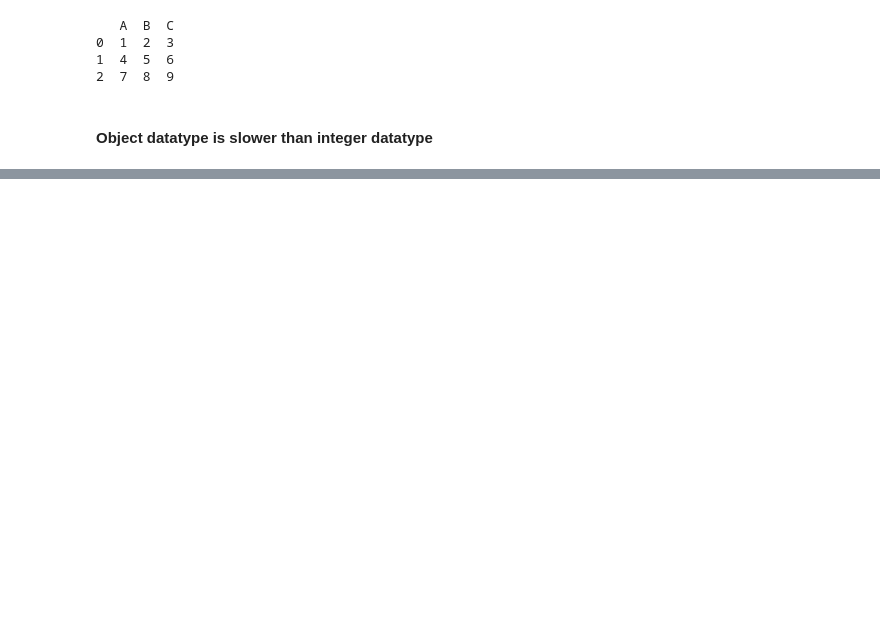
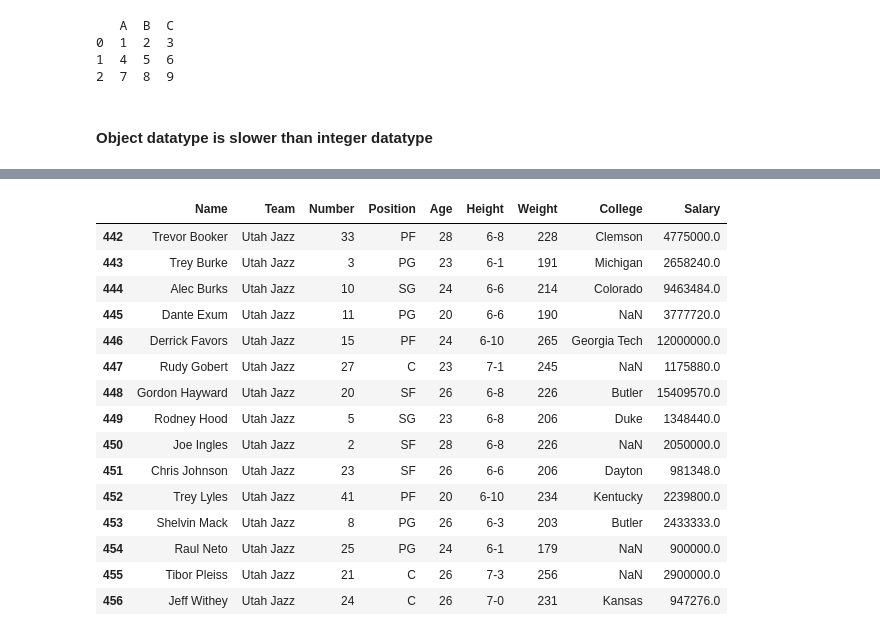
Before and after one commit to rajeshshanbhag/py-notes, a Jupyter notebook: Pandas/pandas - 1 data types.ipynb, the cells around one changed output, grey strips where cells are left out. Saved outputs shown, nothing was run; the diff lists cells and outputs as text; code cells hidden in the pictures; blank space fills up the shorter version.

```diff
--- a/Pandas/pandas - 1 data types.ipynb
+++ b/Pandas/pandas - 1 data types.ipynb
@@ -297,0 +267,2 @@ numbers = pd.Series(np.arange(1000000), dtype="int64")
+# %%
+df['Team']=df['Team'].astype('category')
@@ -297,0 +311,19 @@ numbers = pd.Series(np.arange(1000000), dtype="int64")
+# %%
+df.loc[df['Team']=='Utah Jazz']
+# %% [output]
+|  | Name | Team | Number | Position | Age | Height | Weight | College | Salary |
+| 442 | Trevor Booker | Utah Jazz | 33 | PF | 28 | 6-8 | 228 | Clemson | 4775000.0 |
+| 443 | Trey Burke | Utah Jazz | 3 | PG | 23 | 6-1 | 191 | Michigan | 2658240.0 |
+| 444 | Alec Burks | Utah Jazz | 10 | SG | 24 | 6-6 | 214 | Colorado | 9463484.0 |
+| 445 | Dante Exum | Utah Jazz | 11 | PG | 20 | 6-6 | 190 | NaN | 3777720.0 |
+| 446 | Derrick Favors | Utah Jazz | 15 | PF | 24 | 6-10 | 265 | Georgia Tech | 12000000.0 |
+| 447 | Rudy Gobert | Utah Jazz | 27 | C | 23 | 7-1 | 245 | NaN | 1175880.0 |
+| 448 | Gordon Hayward | Utah Jazz | 20 | SF | 26 | 6-8 | 226 | Butler | 15409570.0 |
+| 449 | Rodney Hood | Utah Jazz | 5 | SG | 23 | 6-8 | 206 | Duke | 1348440.0 |
+| 450 | Joe Ingles | Utah Jazz | 2 | SF | 28 | 6-8 | 226 | NaN | 2050000.0 |
+| 451 | Chris Johnson | Utah Jazz | 23 | SF | 26 | 6-6 | 206 | Dayton | 981348.0 |
+| 452 | Trey Lyles | Utah Jazz | 41 | PF | 20 | 6-10 | 234 | Kentucky | 2239800.0 |
+| 453 | Shelvin Mack | Utah Jazz | 8 | PG | 26 | 6-3 | 203 | Butler | 2433333.0 |
+| 454 | Raul Neto | Utah Jazz | 25 | PG | 24 | 6-1 | 179 | NaN | 900000.0 |
+| 455 | Tibor Pleiss | Utah Jazz | 21 | C | 26 | 7-3 | 256 | NaN | 2900000.0 |
+| 456 | Jeff Withey | Utah Jazz | 24 | C | 26 | 7-0 | 231 | Kansas | 947276.0 |
```
Also changed, not shown: parts of 21 cells of this notebook, 6 other files.
